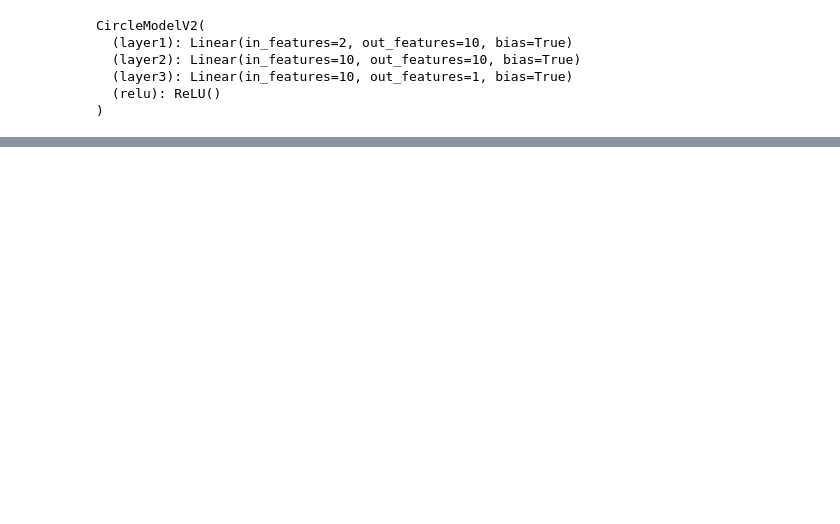
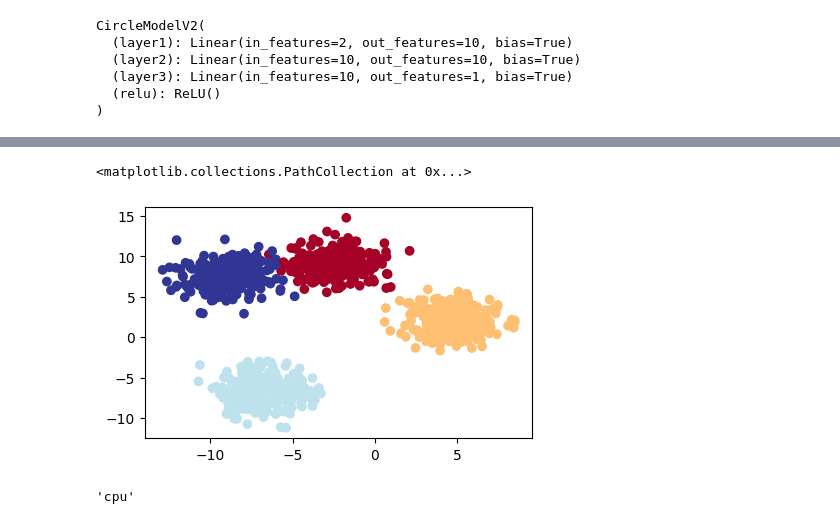
Before and after one commit to Digvijay25/PyTorch-Deep-Learning-Bootcamp, a Jupyter notebook: 02_PyTorch_Neural_Network_Classification.ipynb, the cells around one changed output, grey strips where cells are left out. Drawn from its saved outputs; the diff is of its cells as text; code cells hidden in the pictures; blank space fills up the shorter version.

```diff
--- a/02_PyTorch_Neural_Network_Classification.ipynb
+++ b/02_PyTorch_Neural_Network_Classification.ipynb
@@ -256,0 +255,29 @@ plot_decision_boundary(model_3, X_test, y_test) # model_3 = has non-linearity
+# %%
+# Set the hyperparameters for data creation
+NUM_CLASSES = 4
+NUM_FEATURES = 2
+RANDOM_SEED = 42
+
+# 1. Create multi-class data
+X_blob, y_blob = make_blobs(n_samples=1000,
+    n_features=NUM_FEATURES, # X features
+    centers=NUM_CLASSES, # y labels
+    cluster_std=1.5, # give the clusters a little shake up (try changing this to 1.0, the default)
+    random_state=RANDOM_SEED
+)
+# %%
+X_blob = torch.from_numpy(X_blob).type(torch.float)
+y_blob = torch.from_numpy(y_blob).type(torch.LongTensor)
+
+X_train, X_test, y_train, y_test = train_test_split(X_blob, y_blob, test_size=0.2, random_state=RANDOM_SEED)
+
+plt.figure(figsize=(5,3))
+plt.scatter(X_blob[:,0], X_blob[:,1], c=y_blob, cmap=plt.cm.RdYlBu)
+# %% [output]
+<matplotlib.collections.PathCollection at 0x...>
+[figure, added]
+# %%
+device = 'cuda' if torch.cuda.is_available() else 'cpu'
+device
+# %% [output]
+'cpu'
```
Also changed, not shown: parts of 38 cells of this notebook.
